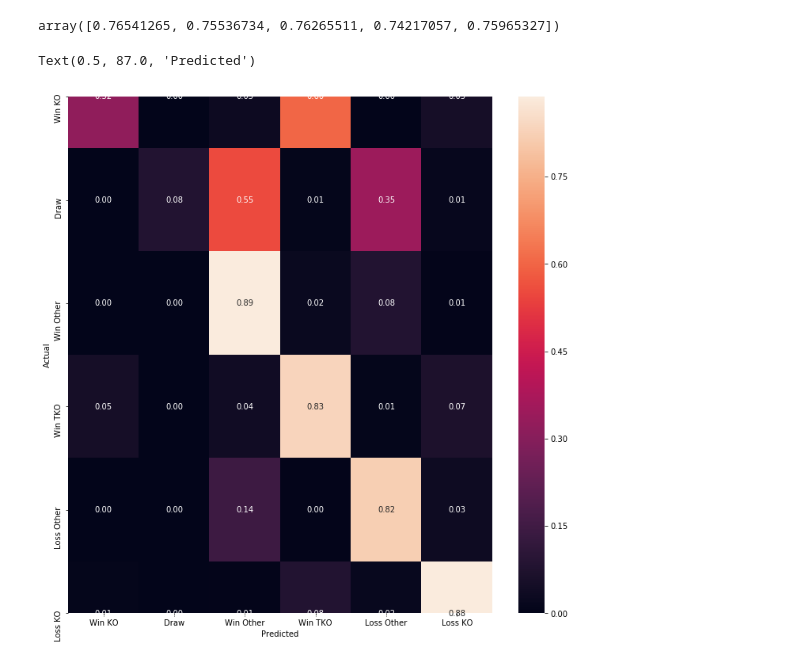
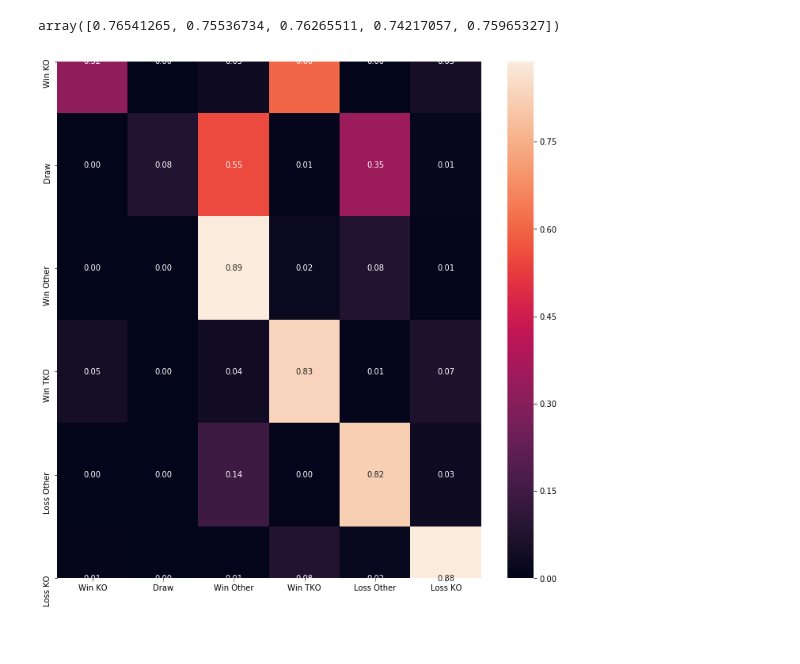
Before and after one commit to EmmS21/SpringboardCapstoneBoxingPredictionWebApp, a Jupyter notebook: ml model/randomforestmodel.ipynb, the cells around one changed output. Saved outputs shown, nothing was run; the diff lists cells and outputs as text; code cells hidden in the pictures.

```diff
--- a/ml model/randomforestmodel.ipynb
+++ b/ml model/randomforestmodel.ipynb
@@ -231,18 +231,20 @@ results
 array([0.76541265, 0.75536734, 0.76265511, 0.74217057, 0.75965327])
 # %%
 # labels = np.unique([y_test,preds])
+import matplotlib.transforms
 labels = ['Win KO','Draw','Win Other','Win TKO','Loss Other','Loss KO']
 c = confusion_matrix(y_test,preds)
 #normalize
 cm = c.astype('float')/c.sum(axis=1)[:, np.newaxis]
 fig,ax = plt.subplots(figsize=(12,12))
 sns.heatmap(cm,annot=True, fmt= '.2f',xticklabels=labels,yticklabels=labels)
-plt.ylabel('Actual')
-plt.xlabel('Predicted')
+
+plt.show()
+# plt.ylabel('Actual')
+# plt.xlabel('Predicted')
 # plt.show(block=False)
 # %% [output]
-Text(0.5, 87.0, 'Predicted')
-[figure, old version]
+[figure, new version]
 # %%
 #feature importance
 important = rc.feature_importances_
```
Also changed, not shown: parts of 1 cell of this notebook.
